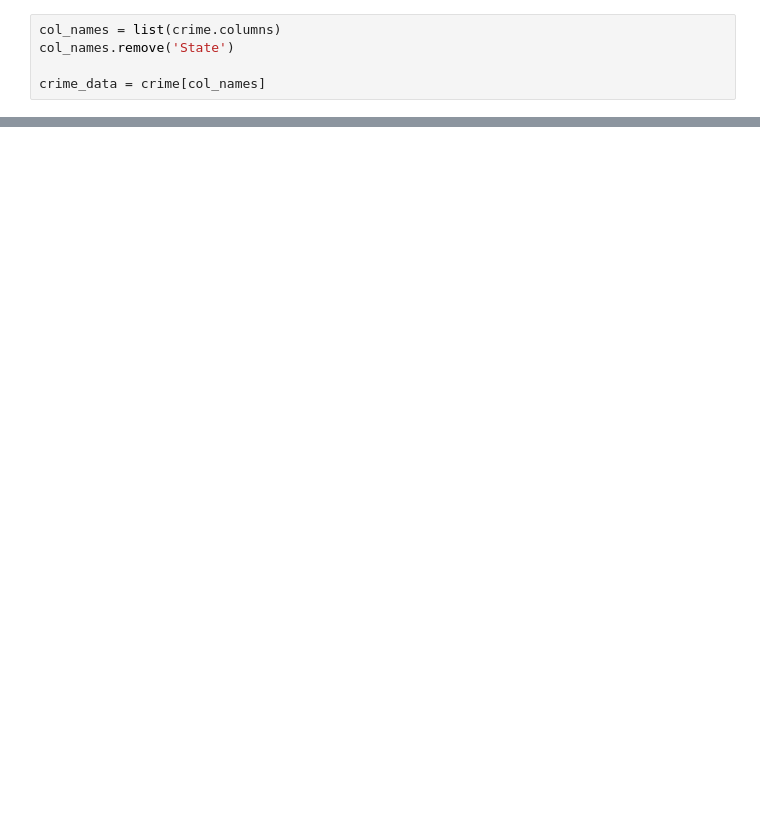
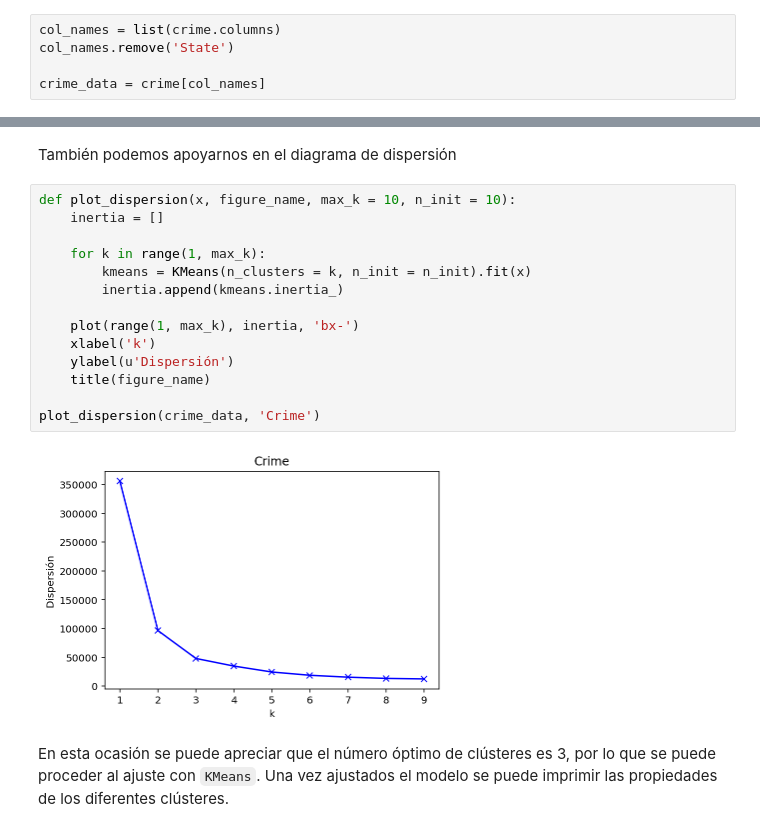
Before and after one commit to crisqm/master-exercises, a Jupyter notebook: Modulo 3/Caso final/Ejercicio_3_Caso_Final.ipynb, the cells around one changed output, grey strips where cells are left out. Cells and saved outputs as stored; diff of their text form; blank space fills up the shorter version.

```diff
--- a/Modulo 3/Caso final/Ejercicio_3_Caso_Final.ipynb
+++ b/Modulo 3/Caso final/Ejercicio_3_Caso_Final.ipynb
@@ -46,3 +53,23 @@ plot_sillhouette(crime_data, 'Crime')
+# %% [markdown]
+También podemos apoyarnos en el diagrama de dispersión
+# %%
+def plot_dispersion(x, figure_name, max_k = 10, n_init = 10):
+    inertia = []
+
+    for k in range(1, max_k):
+        kmeans = KMeans(n_clusters = k, n_init = n_init).fit(x)
+        inertia.append(kmeans.inertia_)
+
+    plot(range(1, max_k), inertia, 'bx-')
+    xlabel('k')
+    ylabel(u'Dispersión')
+    title(figure_name)
+
+plot_dispersion(crime_data, 'Crime')
+# %% [output]
+[figure, added]
+# %% [markdown]
+En esta ocasión se puede apreciar que el número óptimo de clústeres es 3, por lo que se puede proceder al ajuste con `KMeans`. Una vez ajustados el modelo se puede imprimir las propiedades de los diferentes clústeres.
 # %%
 kmeans = KMeans(n_clusters = 3, n_init = 10).fit(crime_data)
 kmeans.cluster_centers_
```
Also changed, not shown: parts of 7 cells of this notebook, 1 other file.
